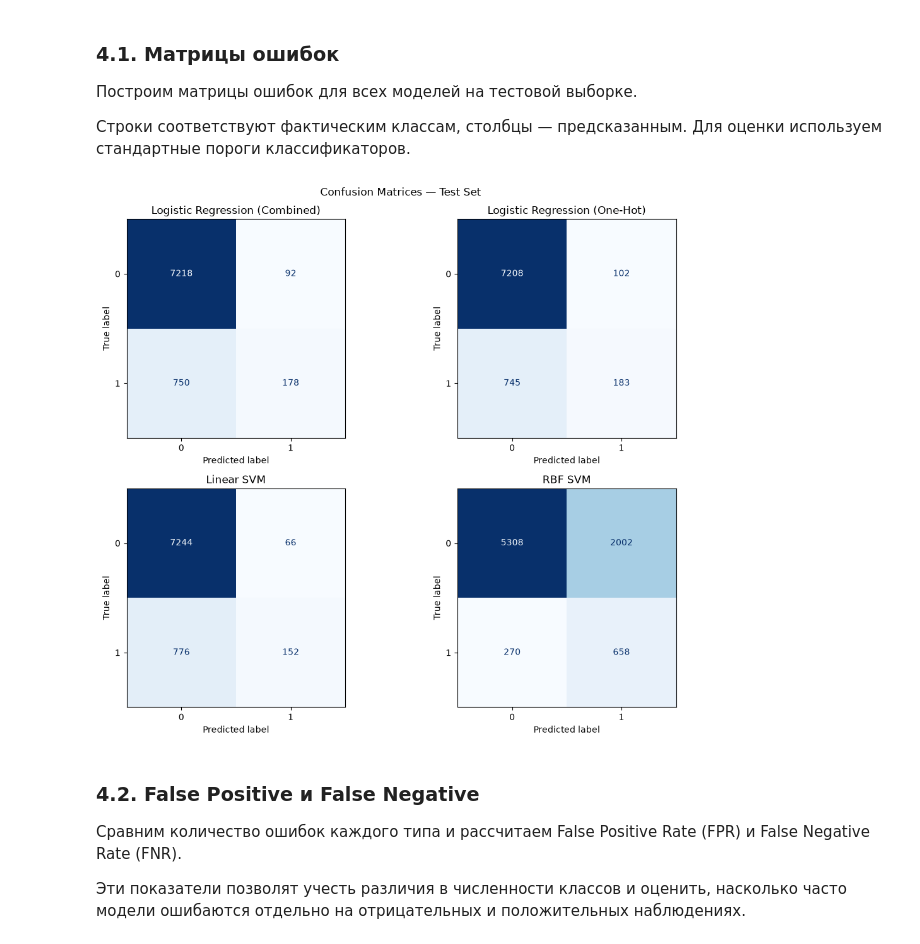
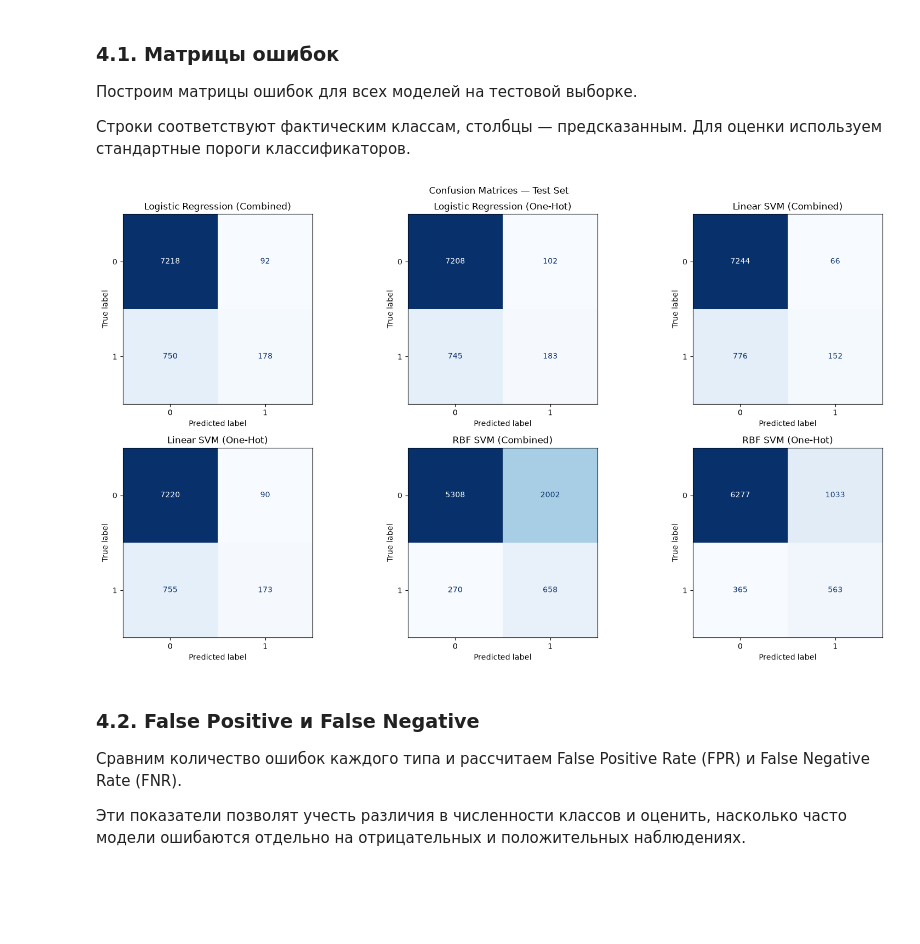
Before and after one commit to victoriia-warexify/bank-marketing-ml, a Jupyter notebook: notebooks/04_model_comparison.ipynb, the cells around one changed output. Drawn from its saved outputs; the diff is of its cells as text; code cells hidden in the pictures; blank space fills up the shorter version.

```diff
--- a/notebooks/04_model_comparison.ipynb
+++ b/notebooks/04_model_comparison.ipynb
@@ -97,8 +97,10 @@ models_dir = project_root / 'models'
 model_files = {
     'Logistic Regression (Combined)': 'logistic_combined.joblib',
     'Logistic Regression (One-Hot)': 'logistic_onehot.joblib',
-    'Linear SVM': 'linear_svm.joblib',
-    'RBF SVM': 'rbf_svm.joblib'
+    'Linear SVM (Combined)': 'linear_svm.joblib',
+    'Linear SVM (One-Hot)': 'linear_svm_onehot.joblib',
+    'RBF SVM (Combined)': 'rbf_svm.joblib',
+    'RBF SVM (One-Hot)': 'rbf_svm_onehot.joblib'
 }
 
 models = {
@@ -374,36 +392,51 @@ Logistic Regression с One-Hot Encoding показала наибольшие RO
 
 Строки соответствуют фактическим классам, столбцы — предсказанным. Для оценки используем стандартные пороги классификаторов.
 # %%
-fig, axes = plt.subplots(2, 2, figsize=(11, 9))
+n_models = len(test_predictions)
+n_cols = 3
+n_rows = int(np.ceil(n_models / n_cols))
+
+fig, axes = plt.subplots(
+    n_rows,
+    n_cols,
+    figsize=(16, 9)
+)
+
+axes = np.ravel(axes)
 
 for ax, (name, predictions) in zip(
-    axes.flat, test_predictions.items()
+    axes, test_predictions.items()
 ):
     cm = confusion_matrix(
         y_test,
         predictions['y_pred'],
         labels=[0, 1]
     )
 
     disp = ConfusionMatrixDisplay(
         confusion_matrix=cm,
         display_labels=['0', '1']
     )
 
     disp.plot(
         ax=ax,
         cmap='Blues',
         colorbar=False,
         values_format='d'
     )
 
     ax.set_title(name)
 
+# Убираем пустые графики, если моделей меньше,
+# чем доступных мест в сетке
+for ax in axes[n_models:]:
+    ax.axis('off')
+
 plt.suptitle('Confusion Matrices — Test Set')
 plt.tight_layout()
 plt.show()
 # %% [output]
-[figure, old version]
+[figure, new version]
 # %% [markdown]
 
 ### 4.2. False Positive и False Negative
```
Also changed, not shown: parts of 19 cells of this notebook, 1 other file.
